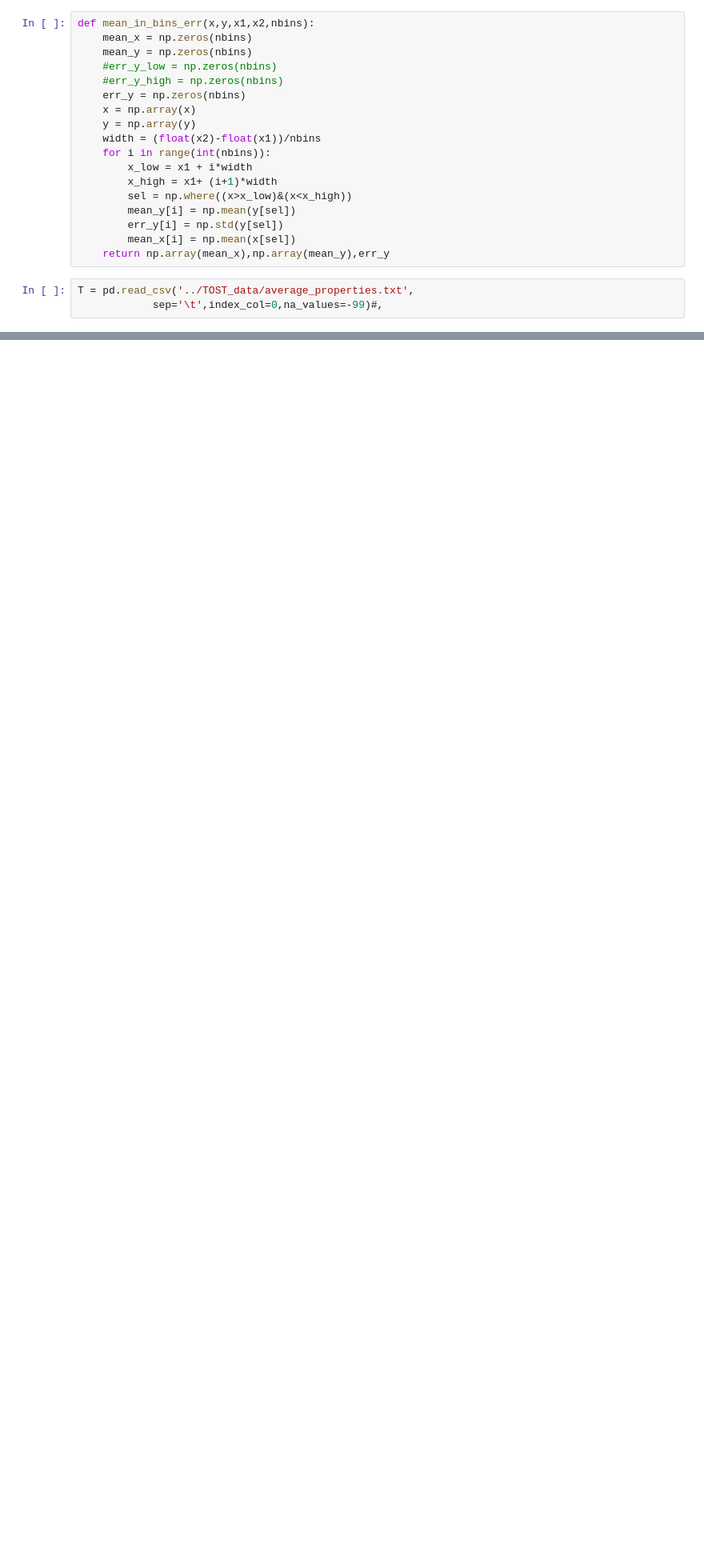
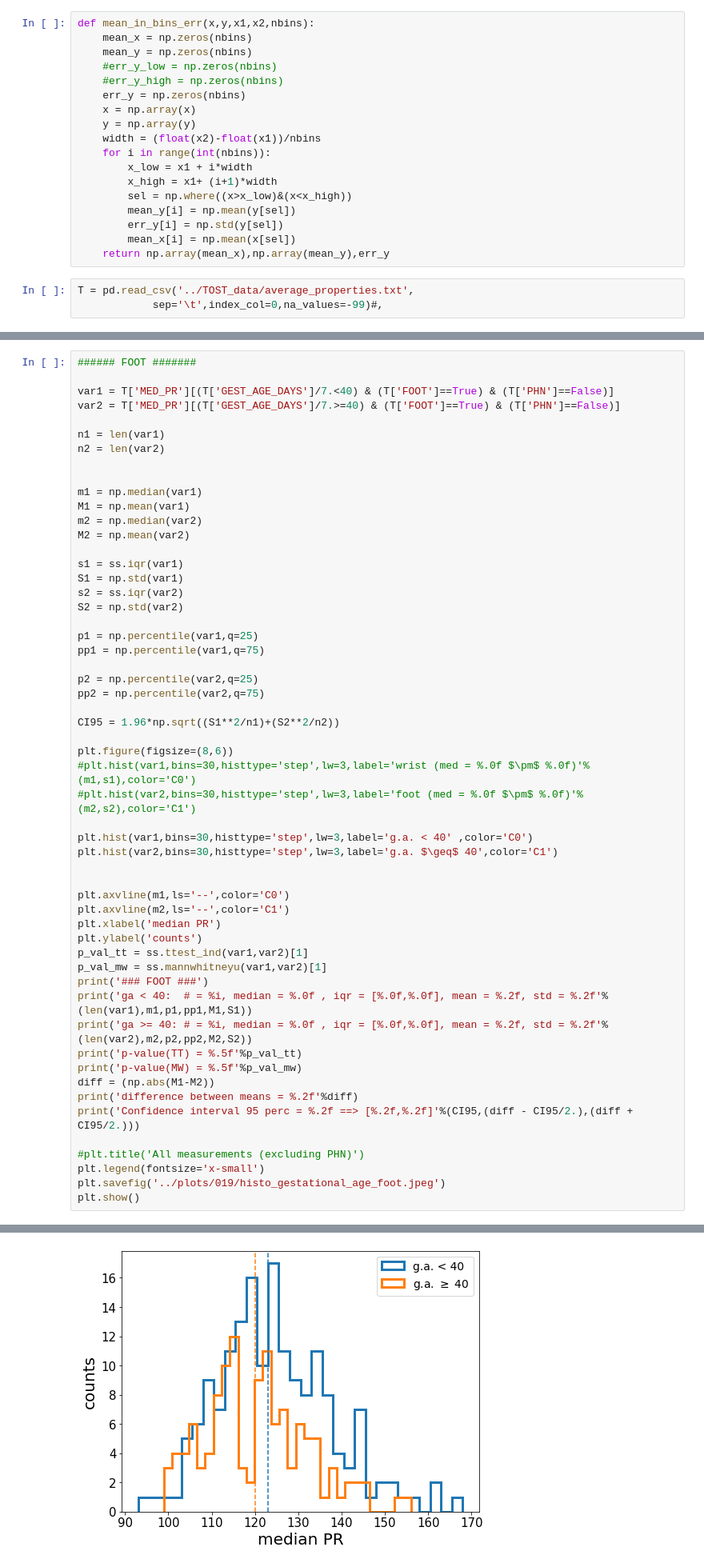
Before and after one commit to shisteve/NHS, a Jupyter notebook: 019_plot_paper.ipynb, the cells around one changed output, grey strips where cells are left out. Shown at 80% size. Cells and saved outputs as stored; diff of their text form; blank space fills up the shorter version.

```diff
--- a/019_plot_paper.ipynb
+++ b/019_plot_paper.ipynb
@@ -110,0 +246,56 @@ plt.show()
+# %%
+###### FOOT #######
+
+var1 = T['MED_PR'][(T['GEST_AGE_DAYS']/7.<40) & (T['FOOT']==True) & (T['PHN']==False)]
+var2 = T['MED_PR'][(T['GEST_AGE_DAYS']/7.>=40) & (T['FOOT']==True) & (T['PHN']==False)]
+
+n1 = len(var1)
+n2 = len(var2)
+
+
+m1 = np.median(var1)
+M1 = np.mean(var1)
+m2 = np.median(var2)
+M2 = np.mean(var2)
+
+s1 = ss.iqr(var1)
+S1 = np.std(var1)
+s2 = ss.iqr(var2)
+S2 = np.std(var2)
+
+p1 = np.percentile(var1,q=25)
+pp1 = np.percentile(var1,q=75)
+
+p2 = np.percentile(var2,q=25)
+pp2 = np.percentile(var2,q=75)
+
+CI95 = 1.96*np.sqrt((S1**2/n1)+(S2**2/n2))
+
+plt.figure(figsize=(8,6))
+#plt.hist(var1,bins=30,histtype='step',lw=3,label='wrist (med = %.0f $\pm$ %.0f)'%(m1,s1),color='C0')
+#plt.hist(var2,bins=30,histtype='step',lw=3,label='foot (med = %.0f $\pm$ %.0f)'%(m2,s2),color='C1')
+
+plt.hist(var1,bins=30,histtype='step',lw=3,label='g.a. < 40' ,color='C0')
+plt.hist(var2,bins=30,histtype='step',lw=3,label='g.a. $\geq$ 40',color='C1')
+
+
+plt.axvline(m1,ls='--',color='C0')
+plt.axvline(m2,ls='--',color='C1')
+plt.xlabel('median PR')
+plt.ylabel('counts')
+p_val_tt = ss.ttest_ind(var1,var2)[1]
+p_val_mw = ss.mannwhitneyu(var1,var2)[1]
+print('### FOOT ###')
+print('ga < 40:  # = %i, median = %.0f , iqr = [%.0f,%.0f], mean = %.2f, std = %.2f'%(len(var1),m1,p1,pp1,M1,S1))
+print('ga >= 40: # = %i, median = %.0f , iqr = [%.0f,%.0f], mean = %.2f, std = %.2f'%(len(var2),m2,p2,pp2,M2,S2))
+print('p-value(TT) = %.5f'%p_val_tt)
+print('p-value(MW) = %.5f'%p_val_mw)
+diff = (np.abs(M1-M2))
+print('difference between means = %.2f'%diff)
+print('Confidence interval 95 perc = %.2f ==> [%.2f,%.2f]'%(CI95,(diff - CI95/2.),(diff + CI95/2.)))
+
+#plt.title('All measurements (excluding PHN)')
+plt.legend(fontsize='x-small')
+plt.savefig('../plots/019/histo_gestational_age_foot.jpeg')
+plt.show()
+# %% [output]
@@ -110,0 +309 @@ plt.show()
+[figure, added]
```
Also changed, not shown: parts of 17 cells of this notebook, 4 other files.
